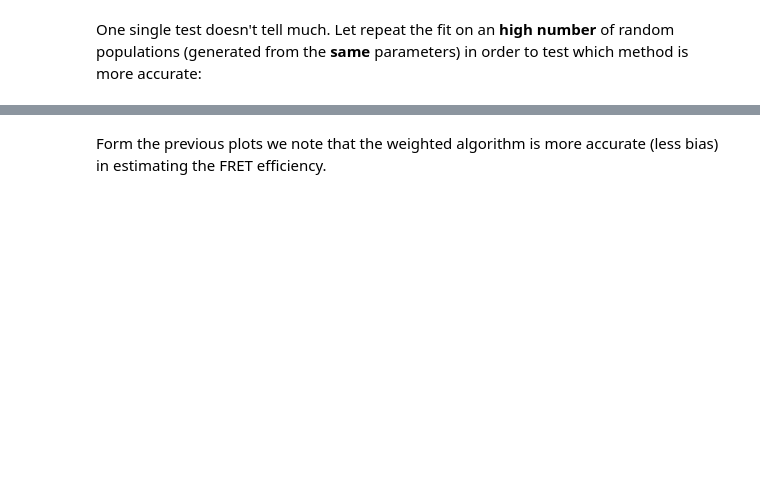
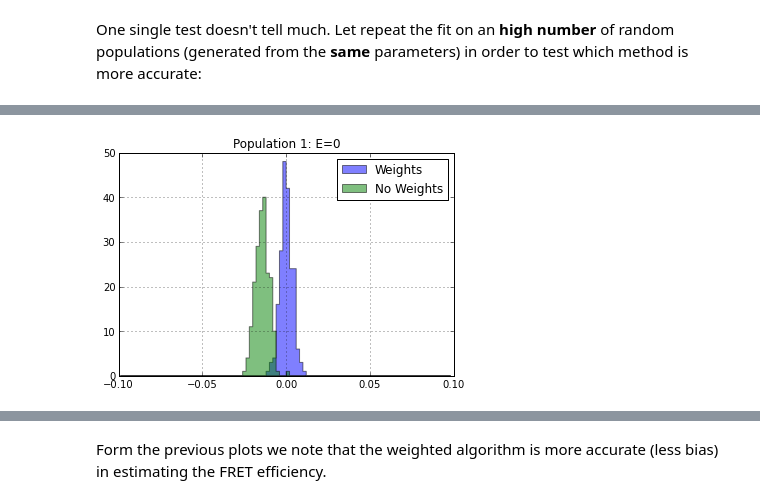
Before and after one commit to tritemio/notebooks, a Jupyter notebook: Mixture_Model_Fitting.ipynb, the cells around one changed output, grey strips where cells are left out. Saved outputs shown, nothing was run; the diff lists cells and outputs as text; code cells hidden in the pictures; blank space fills up the shorter version.

```diff
--- a/Mixture_Model_Fitting.ipynb
+++ b/Mixture_Model_Fitting.ipynb
@@ -717,3 +765,10 @@ P_w, P_nw = test_accuracy()
+# %%
+bins=r_[-0.1:0.1:0.002]
+hist(P_w[:,0], bins=bins, histtype='stepfilled', alpha=0.5, label="Weights");
+hist(P_nw[:,0], bins=bins, histtype='stepfilled', alpha=0.5, label="No Weights");
+legend(); grid(True); title('Population 1: E=0');
+# %% [output]
+[figure, added]
 # %%
 bins=r_[-0.1:0.1:0.002]
 hist(P_w[:,0], bins=bins, histtype='stepfilled', alpha=0.5, label="Weights");
```
Also changed, not shown: parts of 13 cells of this notebook.
